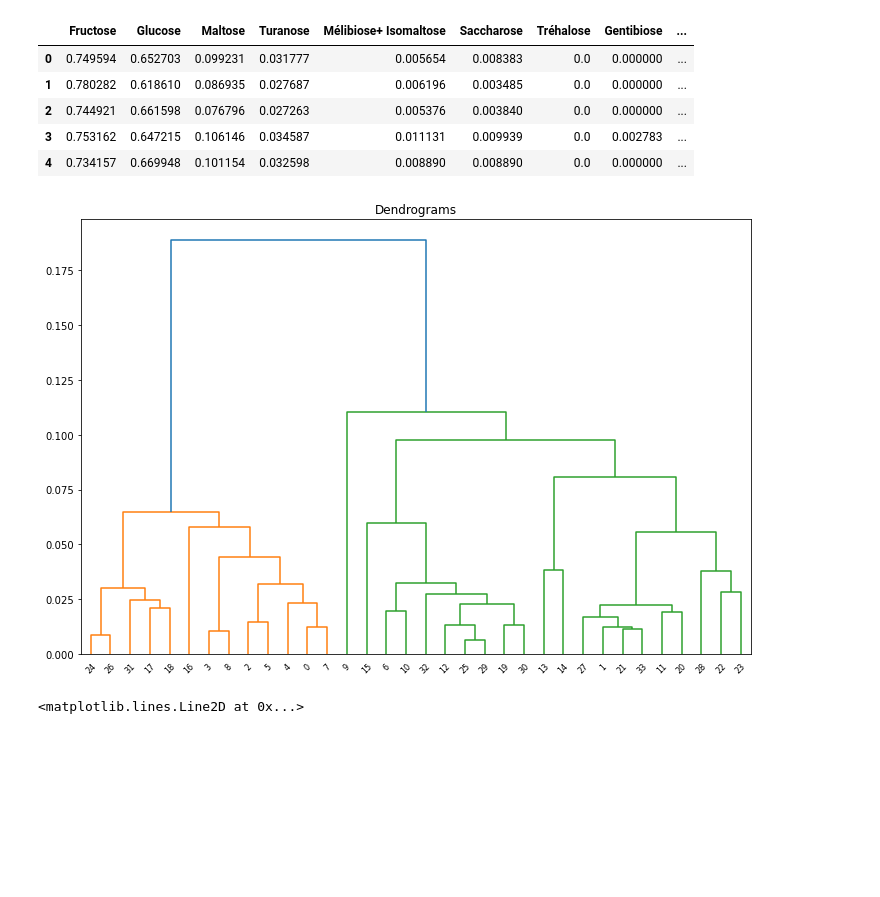
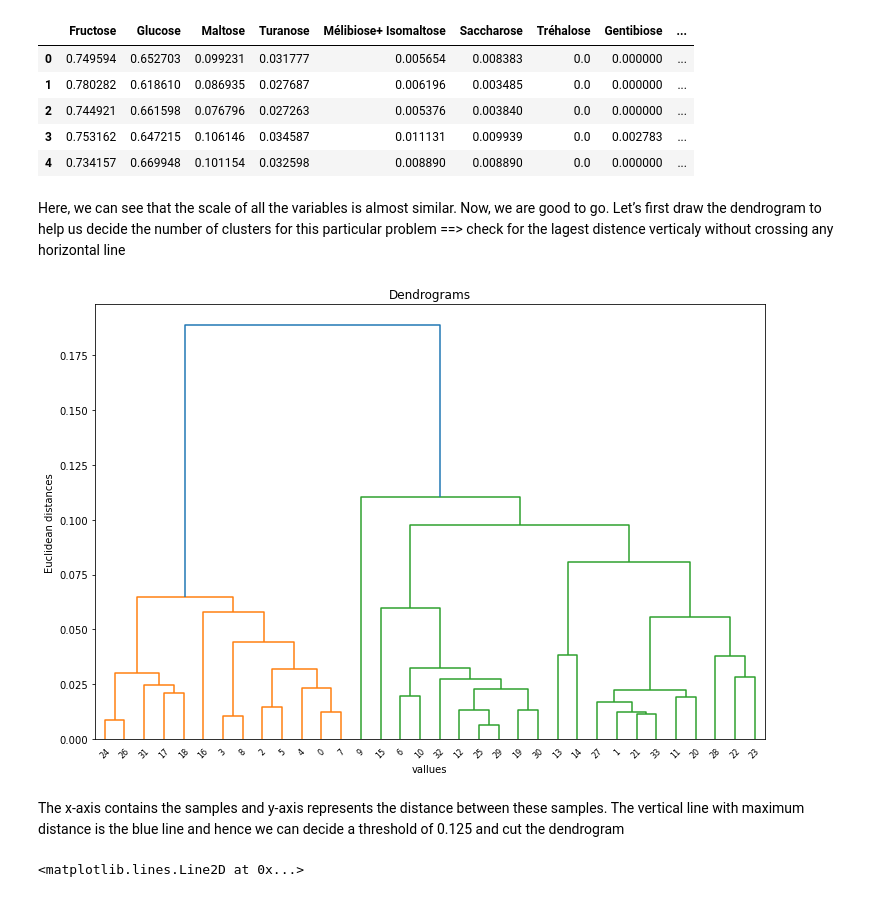
Before and after one commit to Azibmahmood/herrarical-clustring, a Jupyter notebook: Herarical clustring.ipynb, the cells around one changed output. Saved outputs shown, nothing was run; the diff lists cells and outputs as text; code cells hidden in the pictures; blank space fills up the shorter version.

```diff
--- a/Herarical clustring.ipynb
+++ b/Herarical clustring.ipynb
@@ -46,13 +54,20 @@ data_scaled.head()
 | 2 | 0.744921 | 0.661598 | 0.076796 | 0.027263 | 0.005376 | 0.003840 | 0.0 | 0.000000 | ... |
 | 3 | 0.753162 | 0.647215 | 0.106146 | 0.034587 | 0.011131 | 0.009939 | 0.0 | 0.002783 | ... |
 | 4 | 0.734157 | 0.669948 | 0.101154 | 0.032598 | 0.008890 | 0.008890 | 0.0 | 0.000000 | ... |
+# %% [markdown]
+Here, we can see that the scale of all the variables is almost similar. Now, we are good to go. Let’s first draw the dendrogram to help us decide the number of clusters for this particular problem
+==> check for the lagest distence verticaly without crossing any horizontal line
 # %%
 import scipy.cluster.hierarchy as shc
 plt.figure(figsize=(12, 8))
 plt.title("Dendrograms")
+plt.xlabel('vallues') # label of the x-axis
+plt.ylabel('Euclidean distances') # label of the y-axis
 dend = shc.dendrogram(shc.linkage(data_scaled, method='ward'))
 # %% [output]
-[figure, old version]
+[figure, new version]
+# %% [markdown]
+The x-axis contains the samples and y-axis represents the distance between these samples. The vertical line with maximum distance is the blue line and hence we can decide a threshold of 0.125 and cut the dendrogram
 # %%
 plt.figure(figsize=(12, 8))
 plt.title("Dendrograms")
```
Also changed, not shown: parts of 5 cells of this notebook, 1 other file.
